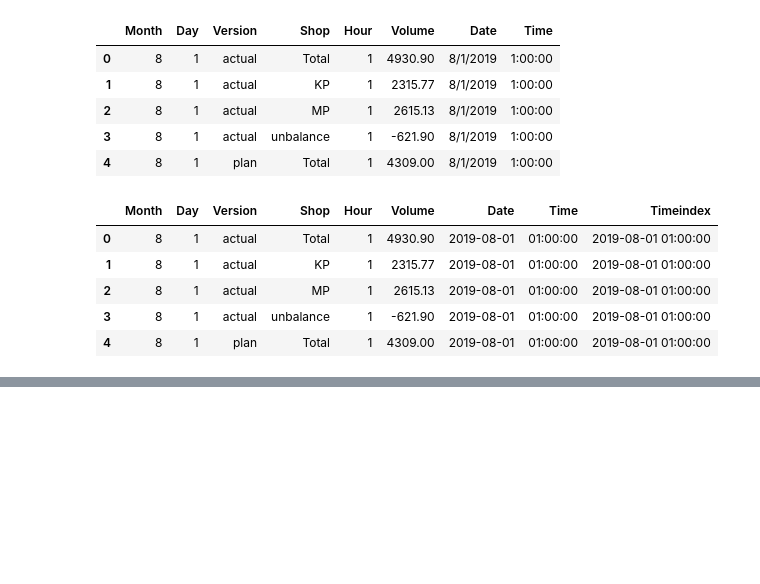
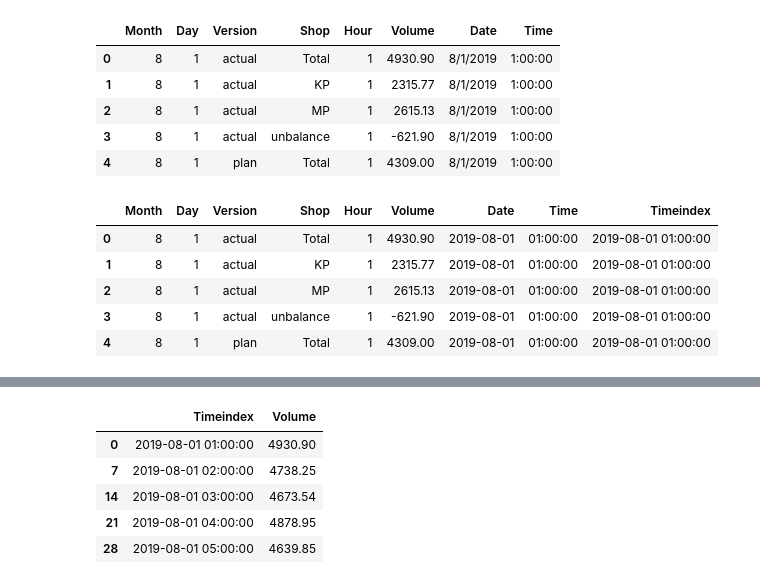
Before and after one commit to denismoroz1981/divd_project, a Jupyter notebook: divd_project.ipynb, the cells around one changed output, grey strips where cells are left out. Drawn from its saved outputs; the diff is of its cells as text; code cells hidden in the pictures; blank space fills up the shorter version.

```diff
--- a/divd_project.ipynb
+++ b/divd_project.ipynb
@@ -55,0 +76,9 @@ Index(['Month', 'Day', 'Version', 'Shop', 'Hour', 'Volume', 'Date', 'Time',
+# %%
+ser.head()
+# %% [output]
+|  | Timeindex | Volume |
+| 0 | 2019-08-01 01:00:00 | 4930.90 |
+| 7 | 2019-08-01 02:00:00 | 4738.25 |
+| 14 | 2019-08-01 03:00:00 | 4673.54 |
+| 21 | 2019-08-01 04:00:00 | 4878.95 |
+| 28 | 2019-08-01 05:00:00 | 4639.85 |
```
Also changed, not shown: parts of 5 cells of this notebook.
